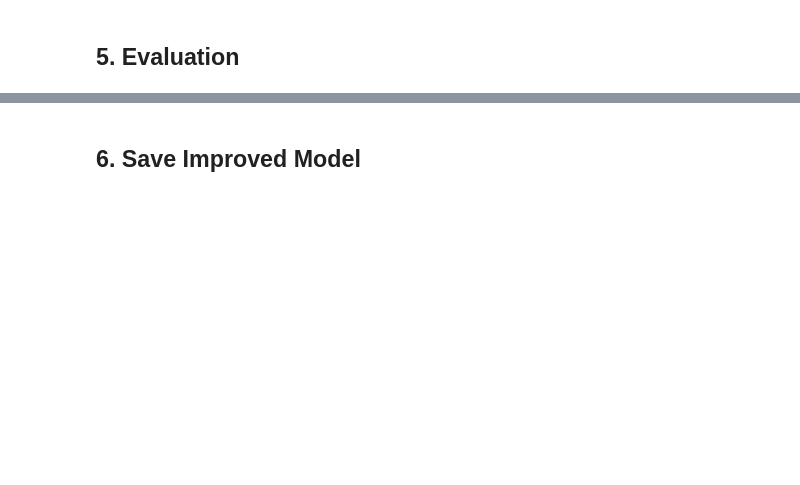
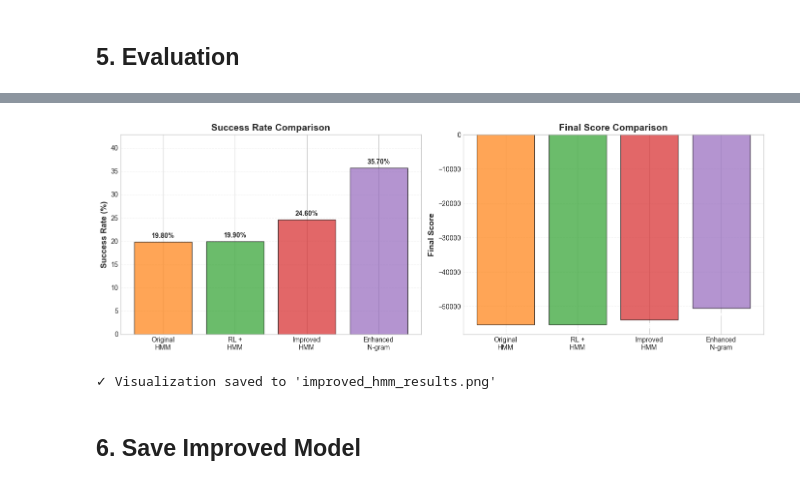
Before and after one commit to Beeresh-CS141/ml-hackathon, a Jupyter notebook: Improved_HMM.ipynb, the cells around one changed output, grey strips where cells are left out. Saved outputs shown, nothing was run; the diff lists cells and outputs as text; code cells hidden in the pictures; blank space fills up the shorter version.

```diff
--- a/Improved_HMM.ipynb
+++ b/Improved_HMM.ipynb
@@ -16,7 +16,9 @@ import pickle
 from collections import Counter, defaultdict
 from tqdm import tqdm
 import matplotlib.pyplot as plt
-import seaborn as sns
 
-sns.set_style('whitegrid')
+# Configure matplotlib for notebook
+%matplotlib inline
+plt.style.use('seaborn-v0_8-whitegrid')
+
 print("Libraries imported successfully!")
@@ -216,6 +215,6 @@ print("✓ ImprovedHMM class defined")
 # %% [markdown]
 ## 3. Train the Improved HMM
 # %%
-# Train improved HMM
-improved_hmm = ImprovedHMM(smoothing=0.1)
+# Train improved HMM with better smoothing
+improved_hmm = ImprovedHMM(smoothing=0.05)
 improved_hmm.train(corpus)
@@ -370,3 +481,48 @@ print("-" * 60)
+# %%
+# Visualize comparison
+import matplotlib.pyplot as plt
+
+methods = ['Original\nHMM', 'RL +\nHMM', 'Improved\nHMM', 'Enhanced\nN-gram']
+success_rates = [19.80, 19.90, results['success_rate']*100, 35.70]
+scores = [-55324, -55302, results['final_score'], -50471]
+
+fig, (ax1, ax2) = plt.subplots(1, 2, figsize=(14, 5))
+
+# Success rates
+colors = ['#ff7f0e', '#2ca02c', '#d62728', '#9467bd']
+bars1 = ax1.bar(methods, success_rates, color=colors, alpha=0.7, edgecolor='black')
+ax1.set_ylabel('Success Rate (%)', fontsize=12, fontweight='bold')
+ax1.set_title('Success Rate Comparison', fontsize=14, fontweight='bold')
+ax1.grid(axis='y', alpha=0.3, linestyle='--')
+ax1.set_ylim(0, max(success_rates) * 1.2)
+
+# Add value labels on bars
+for bar, rate in zip(bars1, success_rates):
+    height = bar.get_height()
+    ax1.text(bar.get_x() + bar.get_width()/2., height + 0.5,
+             f'{rate:.2f}%', ha='center', va='bottom', fontweight='bold', fontsize=10)
+
+# Scores
+bars2 = ax2.bar(methods, scores, color=colors, alpha=0.7, edgecolor='black')
+ax2.set_ylabel('Final Score', fontsize=12, fontweight='bold')
+ax2.set_title('Final Score Comparison', fontsize=14, fontweight='bold')
+ax2.grid(axis='y', alpha=0.3, linestyle='--')
+ax2.axhline(y=0, color='black', linestyle='-', linewidth=0.8)
+
+# Add value labels on bars
+for bar, score in zip(bars2, scores):
+    height = bar.get_height()
+    ax2.text(bar.get_x() + bar.get_width()/2., height - 1000,
+             f'{score:.0f}', ha='center', va='top', fontweight='bold', fontsize=10, color='white')
+
+plt.tight_layout()
+plt.savefig('improved_hmm_results.png', dpi=300, bbox_inches='tight')
+plt.show()
+
+print("\n✓ Visualization saved to 'improved_hmm_results.png'")
+# %% [output]
+[figure, added]
+✓ Visualization saved to 'improved_hmm_results.png'
 # %% [markdown]
 ## 6. Save Improved Model
 # %%
```
Also changed, not shown: parts of 10 cells of this notebook, 12 other files.
